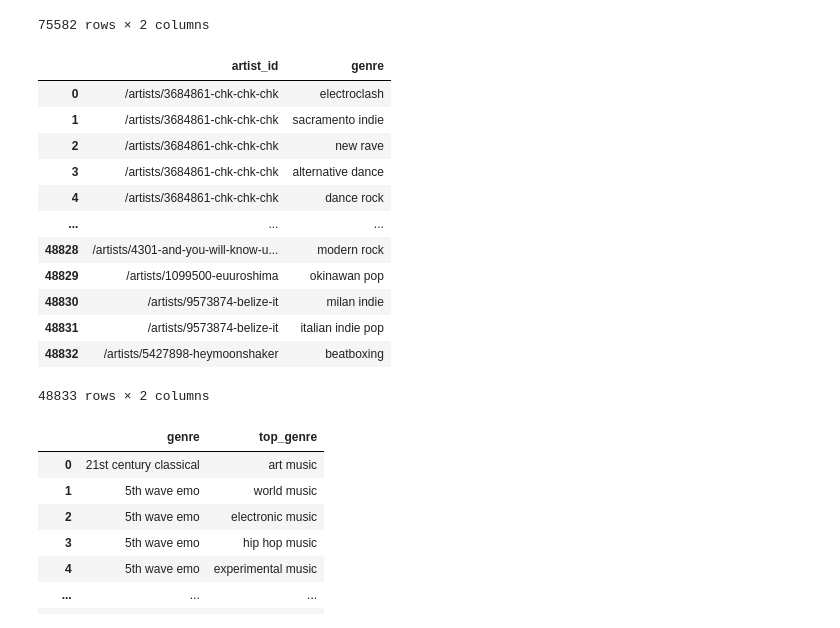
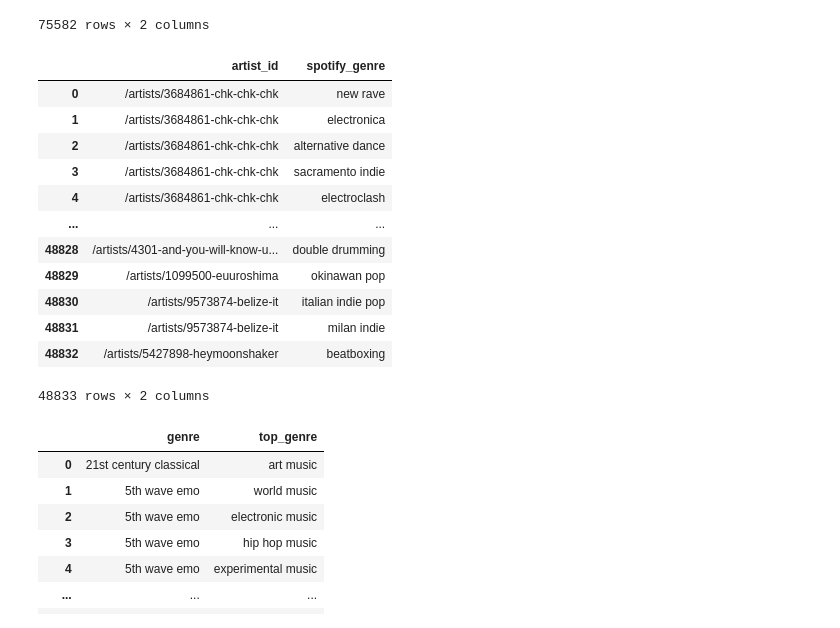
Before and after one commit to cyrillegc/thesis-redux, a Jupyter notebook: data_cleaning.ipynb, the cells around one changed output. Saved outputs shown, nothing was run; the diff lists cells and outputs as text; code cells hidden in the pictures.

```diff
--- a/data_cleaning.ipynb
+++ b/data_cleaning.ipynb
@@ -123,30 +123,30 @@ venues_concerts_df
 # %%
 columns_list = ['spotify_genre_' + str(x) for x in range(1, 20)]
 genres_of_artists_df = artists_df[artists_df.columns.intersection(columns_list)].fillna('')
 genres_of_artists_dict = genres_of_artists_df.to_dict(orient='index')
 
 artists_list = list()
 for artist, genres in tqdm(genres_of_artists_dict.items()):
     genres_set = set(genres.values())
     genres_set.discard('')
     for genre in genres_set:
-        artists_list.append({'artist_id': artist, 'genre': genre})
+        artists_list.append({'artist_id': artist, 'spotify_genre': genre})
 
 artists_genres_df = pd.DataFrame(artists_list)
 artists_genres_df.to_csv('data/data_singled_spotify_artists_genres.csv', encoding='utf-8')
 artists_genres_df
 # %% [output]
-|  | artist_id | genre |
-| 0 | /artists/3684861-chk-chk-chk | electroclash |
-| 1 | /artists/3684861-chk-chk-chk | sacramento indie |
-| 2 | /artists/3684861-chk-chk-chk | new rave |
-| 3 | /artists/3684861-chk-chk-chk | alternative dance |
-| 4 | /artists/3684861-chk-chk-chk | dance rock |
+|  | artist_id | spotify_genre |
+| 0 | /artists/3684861-chk-chk-chk | new rave |
+| 1 | /artists/3684861-chk-chk-chk | electronica |
+| 2 | /artists/3684861-chk-chk-chk | alternative dance |
+| 3 | /artists/3684861-chk-chk-chk | sacramento indie |
+| 4 | /artists/3684861-chk-chk-chk | electroclash |
 | ... | ... | ... |
-| 48828 | /artists/4301-and-you-will-know-u... | modern rock |
+| 48828 | /artists/4301-and-you-will-know-u... | double drumming |
 | 48829 | /artists/1099500-euuroshima | okinawan pop |
-| 48830 | /artists/9573874-belize-it | milan indie |
-| 48831 | /artists/9573874-belize-it | italian indie pop |
+| 48830 | /artists/9573874-belize-it | italian indie pop |
+| 48831 | /artists/9573874-belize-it | milan indie |
 | 48832 | /artists/5427898-heymoonshaker | beatboxing |
 48833 rows × 2 columns
 # %%
```
Also changed, not shown: parts of 13 cells of this notebook, 5 other files.
